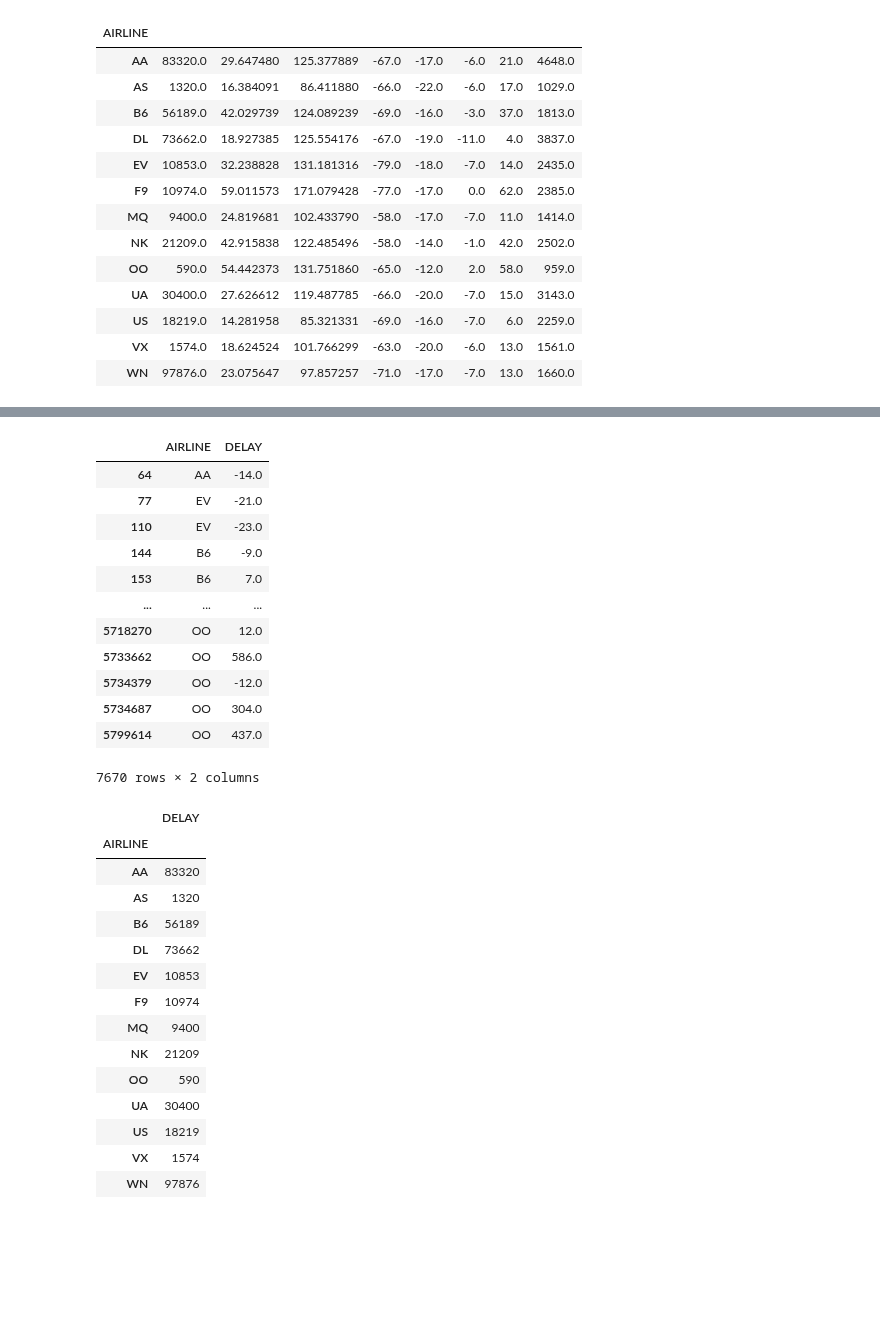
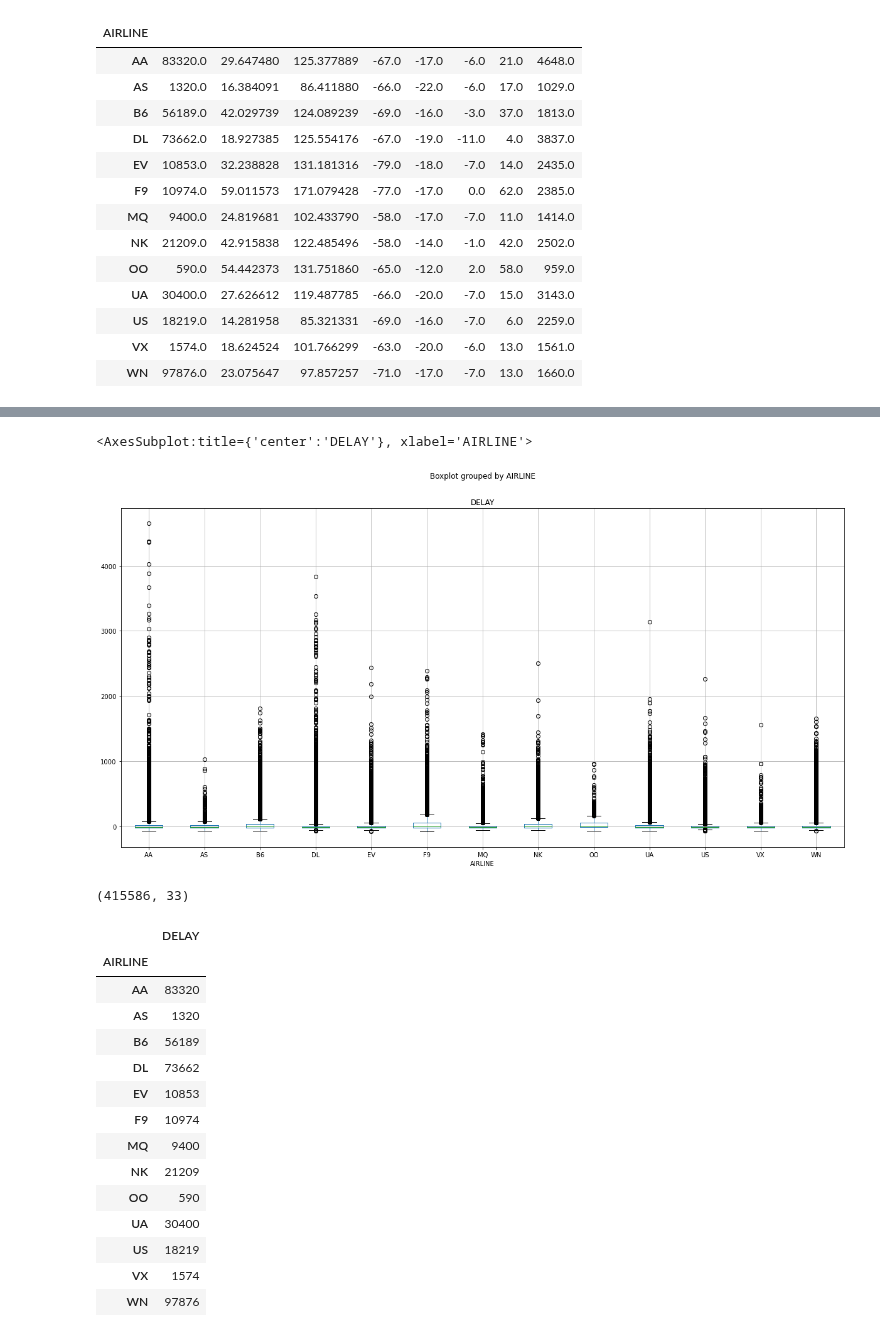
Before and after one commit to EmilioGinzo/Flight-delay, a Jupyter notebook: Project_p676p627_Emilio.ipynb, the cells around one changed output, grey strips where cells are left out. Saved outputs shown, nothing was run; the diff lists cells and outputs as text; code cells hidden in the pictures; blank space fills up the shorter version.

Commit message:
added boxplot, deletes dependent variable

```diff
--- a/Project_p676p627_Emilio.ipynb
+++ b/Project_p676p627_Emilio.ipynb
@@ -261,19 +243,12 @@ dependent_variable = df_fl_flights[['AIRLINE', 'DELAY']].groupby(['AIRLINE']).su
-# %%
-df_fl_flights[['AIRLINE', 'DELAY']].groupby(['AIRLINE']).head(590)
-# %% [output]
-|  | AIRLINE | DELAY |
-| 64 | AA | -14.0 |
-| 77 | EV | -21.0 |
-| 110 | EV | -23.0 |
-| 144 | B6 | -9.0 |
-| 153 | B6 | 7.0 |
-| ... | ... | ... |
-| 5718270 | OO | 12.0 |
-| 5733662 | OO | 586.0 |
-| 5734379 | OO | -12.0 |
-| 5734687 | OO | 304.0 |
-| 5799614 | OO | 437.0 |
-7670 rows × 2 columns
+# %%
+df_fl_flights.boxplot(column='DELAY', by='AIRLINE', figsize=(20, 10))
+# %% [output]
+<AxesSubplot:title={'center':'DELAY'}, xlabel='AIRLINE'>
+[figure, added]
+# %%
+df_fl_flights.shape
+# %% [output]
+(415586, 33)
 # %%
 df_fl_flights[['AIRLINE', 'DELAY']].groupby(['AIRLINE']).count()
 # %% [output]
```
Also changed, not shown: parts of 1 cell of this notebook.
